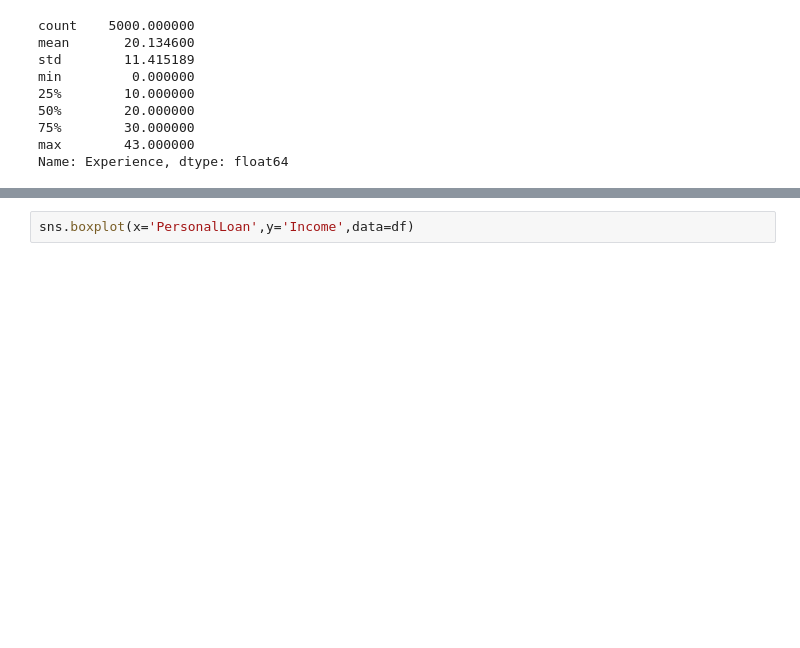
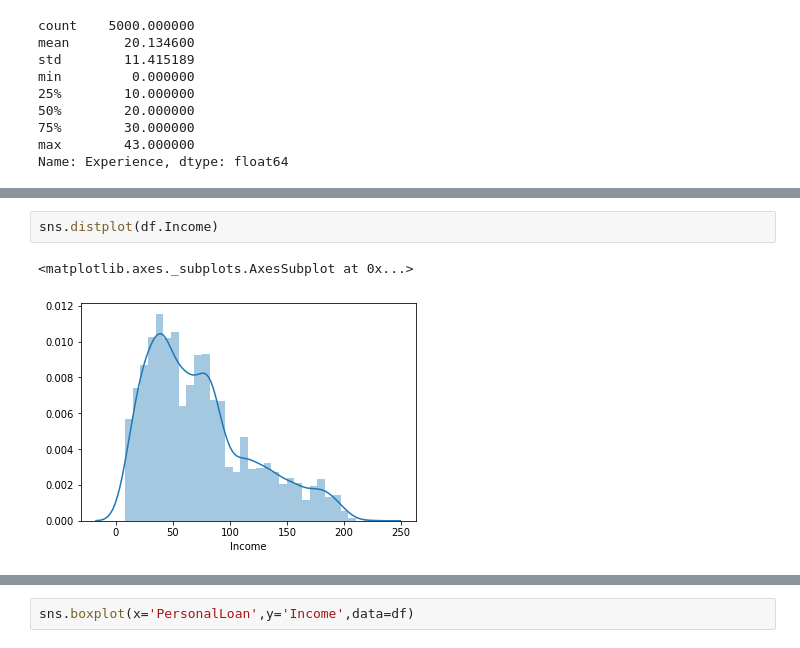
Before and after one commit to yash-rai22/Marketing-Campaign-for-Banking-Products, a Jupyter notebook: MLproject.ipynb, the cells around one changed output, grey strips where cells are left out. Cells and saved outputs as stored; diff of their text form; blank space fills up the shorter version.

```diff
--- a/MLproject.ipynb
+++ b/MLproject.ipynb
@@ -207,0 +249,5 @@ sns.heatmap(corr,annot=True)
+# %%
+sns.distplot(df.Income)
+# %% [output]
+<matplotlib.axes._subplots.AxesSubplot at 0x...>
+[figure, added]
```
Also changed, not shown: parts of 82 cells of this notebook.
